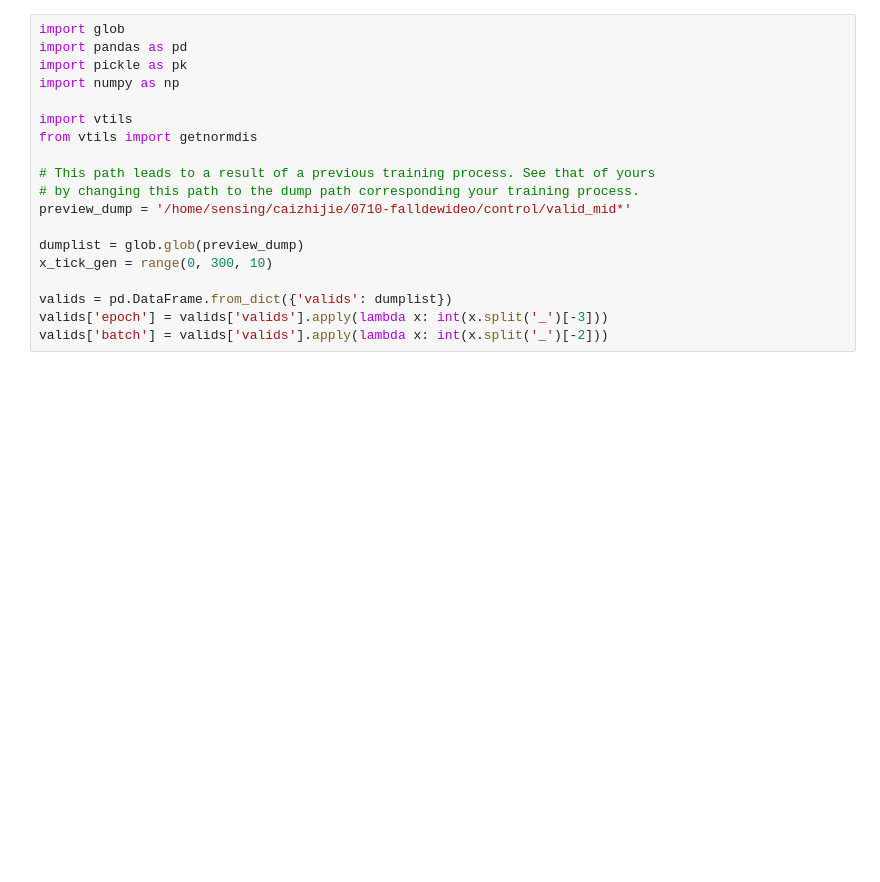
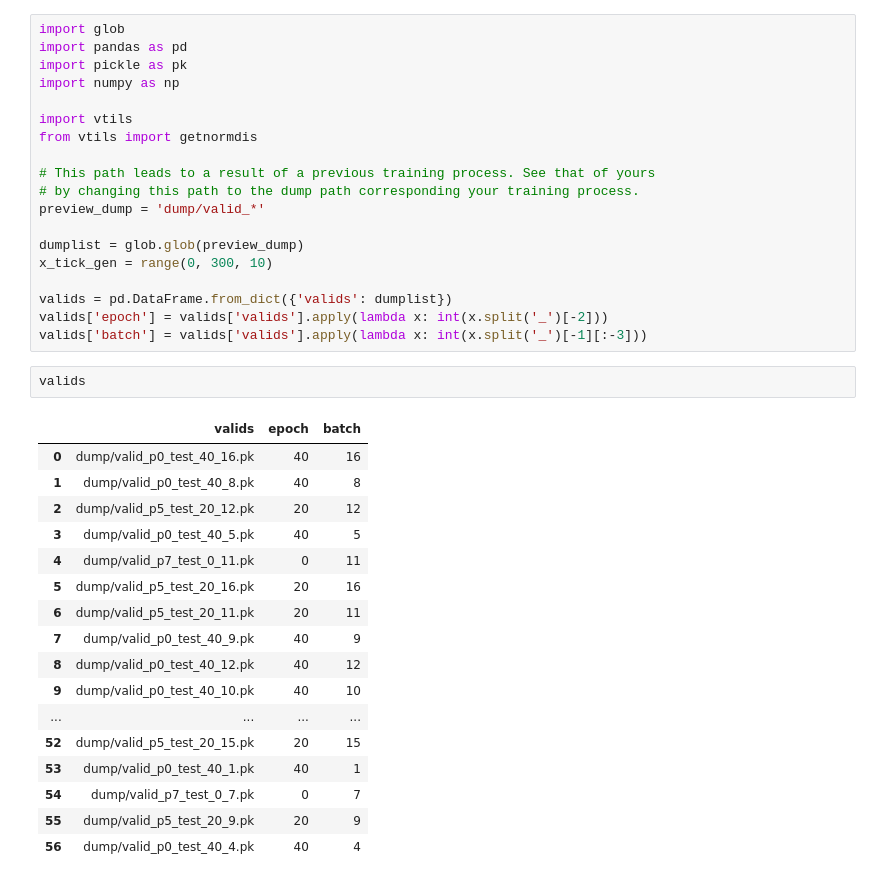
Before and after one commit to shawnnn3di/falldewideo, a Jupyter notebook: evaluate.ipynb, the cells around one changed output. Cells and saved outputs as stored; diff of their text form; blank space fills up the shorter version.

```diff
--- a/evaluate.ipynb
+++ b/evaluate.ipynb
@@ -9,11 +9,31 @@ from vtils import getnormdis
 
 # This path leads to a result of a previous training process. See that of yours
 # by changing this path to the dump path corresponding your training process.
-preview_dump = '/home/sensing/caizhijie/0710-falldewideo/control/valid_mid*'
+preview_dump = 'dump/valid_*'
 
 dumplist = glob.glob(preview_dump)
 x_tick_gen = range(0, 300, 10)
 
 valids = pd.DataFrame.from_dict({'valids': dumplist})
-valids['epoch'] = valids['valids'].apply(lambda x: int(x.split('_')[-3]))
-valids['batch'] = valids['valids'].apply(lambda x: int(x.split('_')[-2]))
+valids['epoch'] = valids['valids'].apply(lambda x: int(x.split('_')[-2]))
+valids['batch'] = valids['valids'].apply(lambda x: int(x.split('_')[-1][:-3]))
+# %%
+valids
+# %% [output]
+|  | valids | epoch | batch |
+| 0 | dump/valid_p0_test_40_16.pk | 40 | 16 |
+| 1 | dump/valid_p0_test_40_8.pk | 40 | 8 |
+| 2 | dump/valid_p5_test_20_12.pk | 20 | 12 |
+| 3 | dump/valid_p0_test_40_5.pk | 40 | 5 |
+| 4 | dump/valid_p7_test_0_11.pk | 0 | 11 |
+| 5 | dump/valid_p5_test_20_16.pk | 20 | 16 |
+| 6 | dump/valid_p5_test_20_11.pk | 20 | 11 |
+| 7 | dump/valid_p0_test_40_9.pk | 40 | 9 |
+| 8 | dump/valid_p0_test_40_12.pk | 40 | 12 |
+| 9 | dump/valid_p0_test_40_10.pk | 40 | 10 |
+| ... | ... | ... | ... |
+| 52 | dump/valid_p5_test_20_15.pk | 20 | 15 |
+| 53 | dump/valid_p0_test_40_1.pk | 40 | 1 |
+| 54 | dump/valid_p7_test_0_7.pk | 0 | 7 |
+| 55 | dump/valid_p5_test_20_9.pk | 20 | 9 |
+| 56 | dump/valid_p0_test_40_4.pk | 40 | 4 |
```
Also changed, not shown: parts of 6 cells of this notebook, 3 other files.
